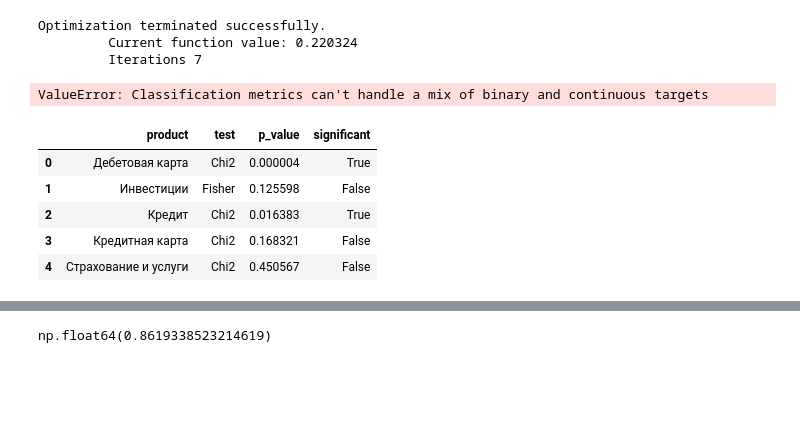
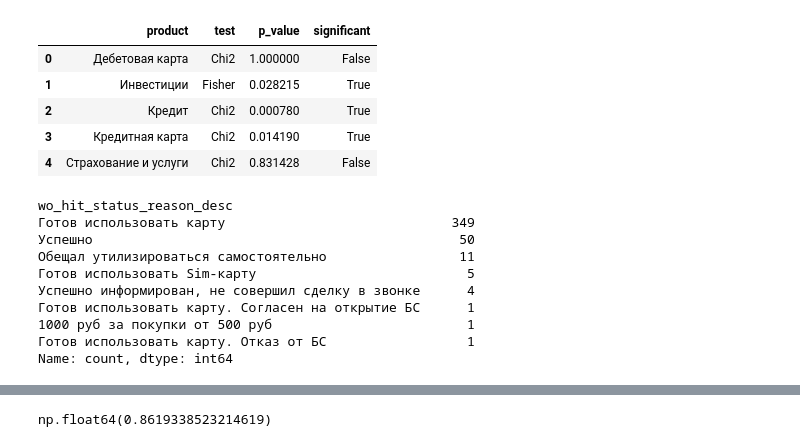
Before and after one commit to bygaga993/bread_dano_2024, a Jupyter notebook: Code/test.ipynb, the cells around one changed output, grey strips where cells are left out. Drawn from its saved outputs; the diff is of its cells as text; code cells hidden in the pictures; blank space fills up the shorter version.

```diff
--- a/Code/test.ipynb
+++ b/Code/test.ipynb
@@ -77,0 +93,34 @@ state_talk_time_sec     0.0174      0.001     25.841      0.000       0.016
+# %%
+import pandas as pd
+from scipy.stats import chi2_contingency
+
+df1 = df.dropna(subset=['product'])
+
+for col in df1['product'].unique():
+    print(f"Processing = {col}")
+
+    df_filtered = df1[df1['product'] == col]
+
+    # Проверяем, что датафрейм не пустой
+    if df_filtered.empty:
+        print(f"No data for = {col}. Skipping...")
+        continue
+
+    # Проверяем, что есть как минимум две категории в 'pro_flg' и 'success_flg'
+    if len(df_filtered['pro_flg'].unique()) < 2 or len(df_filtered['success_flg'].unique()) < 2:
+        print(f"Not enough categories for = {col}. Skipping...")
+        continue
+
+    # Создаем таблицу сопряженности
+    contingency_table = pd.crosstab(df_filtered['pro_flg'], df_filtered['success_flg'])
+    print("Contingency Table:")
+    print(contingency_table)
+
+    # Выполняем хи-квадрат тест
+    chi2, p, dof, expected = chi2_contingency(contingency_table)
+
+    # Вывод результатов хи-квадрат теста
+    print("\nChi-Square Test Results:")
+    print(f"Chi-Square Statistic: {chi2}")
+    print(f"P-value: {p}")
+    print("-" * 50)
@@ -182,29 +150,7 @@ weighted avg       0.91      0.80      0.84      4524
-# %%
-df = pd.read_csv('data\data_final_preprocessed.csv')
-X = df[['pro_flg', 'age', 'state_talk_time_sec']]
-y = df['success_flg']
-X = sm.add_constant(X)
-
-model = sm.Logit(y, X)
-model_fit = model.fit()
-
-X_test = df_test_msk[['pro_flg', 'age', 'state_talk_time_sec']]
-y_test_msk = df_test_msk['success_flg']
-X_test_msk = sm.add_constant(X_test_msk)
-y_pred_msk = model_fit.predict(X_test_msk)
-y_pred_msk
-from sklearn.metrics import classification_report
-print(classification_report(y_test_msk, y_pred_msk))
-# %% [output]
-Optimization terminated successfully.
-         Current function value: 0.220324
-         Iterations 7
-ValueError: Classification metrics can't handle a mix of binary and continuous targets
 # %%
 # список для хранения результатов тестирования
 results = []
 df = pd.read_csv('data\data_final_preprocessed.csv')
-df = df[df['function'] == 'Продажи и предложения']
 
 # Группировка данных по продуктам
 for product, group in df.groupby('product'):
@@ -217,35 +163,48 @@ for product, group in df.groupby('product'):
             'product': product,
             'test': 'Нет данных',
             'p_value': None,
             'significant': None
         })
         continue
 
     # Проверка на минимальное значение в контингентной таблице
     if contingency_table.values.min() < 5:
         # Если минимальное значение меньше 5, используем тест Фишера
         stat, p_value = stats.fisher_exact(contingency_table, alternative='two-sided')
         test_type = 'Fisher'  # Указываем тип теста
     else:
         # В противном случае используем критерий хи-квадрат
         stat, p_value, _, _ = stats.chi2_contingency(contingency_table)
         test_type = 'Chi2'  # Указываем тип теста
 
     # Добавление результатов теста в список
     results.append({
         'product': product,
         'test': test_type,
         'p_value': p_value,
         'significant': p_value < 0.05  # Определяем, является ли результат статистически значимым
     })
 
 results_df = pd.DataFrame(results)
 
 results_df
 # %% [output]
 |  | product | test | p_value | significant |
-| 0 | Дебетовая карта | Chi2 | 0.000004 | True |
-| 1 | Инвестиции | Fisher | 0.125598 | False |
-| 2 | Кредит | Chi2 | 0.016383 | True |
-| 3 | Кредитная карта | Chi2 | 0.168321 | False |
-| 4 | Страхование и услуги | Chi2 | 0.450567 | False |
+| 0 | Дебетовая карта | Chi2 | 1.000000 | False |
+| 1 | Инвестиции | Fisher | 0.028215 | True |
+| 2 | Кредит | Chi2 | 0.000780 | True |
+| 3 | Кредитная карта | Chi2 | 0.014190 | True |
+| 4 | Страхование и услуги | Chi2 | 0.831428 | False |
+# %%
+df[(df['success_flg'] == 1) & (df['functional_cd'] == 'Utilization')].wo_hit_status_reason_desc.value_counts()
+# %% [output]
+wo_hit_status_reason_desc
+Готов использовать карту                             349
+Успешно                                               50
+Обещал утилизироваться самостоятельно                 11
+Готов использовать Sim-карту                           5
+Успешно информирован, не совершил сделку в звонке      4
+Готов использовать карту. Согласен на открытие БС      1
+1000 руб за покупки от 500 руб                         1
+Готов использовать карту. Отказ от БС                  1
+Name: count, dtype: int64
```
Also changed, not shown: parts of 13 cells of this notebook, 5 other files.
